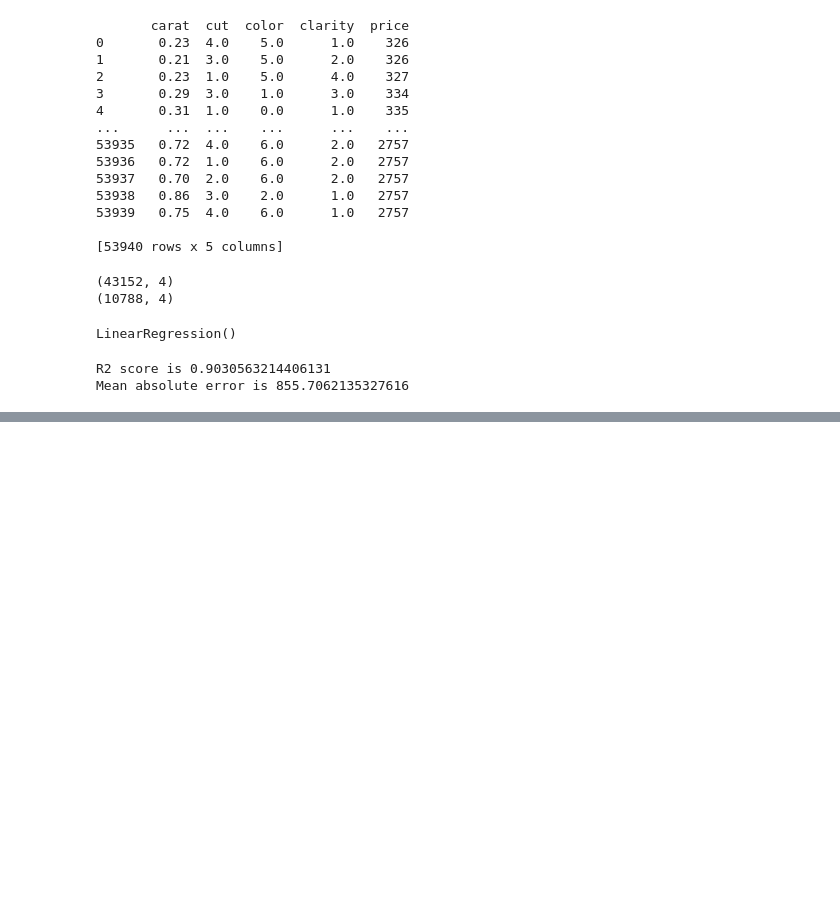
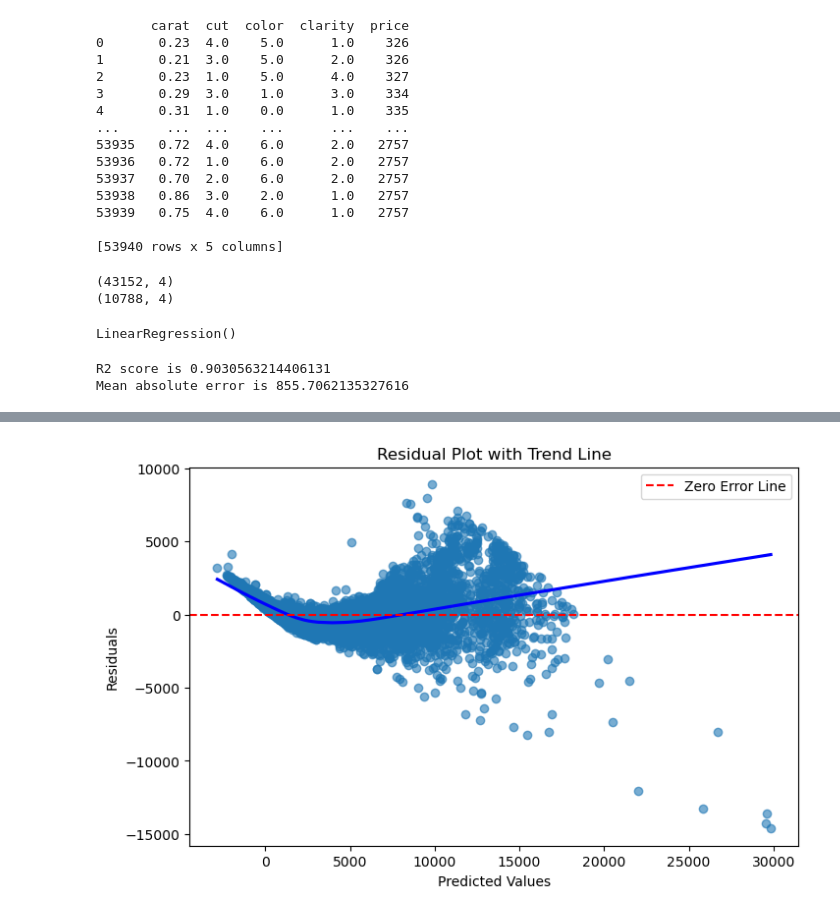
Before and after one commit to Yugesh-003/ML-lab, a Jupyter notebook: 7_ordinal_encoding.ipynb, the cells around one changed output, grey strips where cells are left out. Cells and saved outputs as stored; diff of their text form; code cells hidden in the pictures; blank space fills up the shorter version.

```diff
--- a/7_ordinal_encoding.ipynb
+++ b/7_ordinal_encoding.ipynb
@@ -115,0 +134,12 @@ Mean absolute error is 855.7062135327616
+# %%
+plt.figure(figsize=(8,5))
+sns.regplot(x=y_pred, y=residuals, scatter=True, lowess=True,
+            line_kws={"color":"blue"}, scatter_kws={"alpha":0.6})
+plt.axhline(0, color='red', linestyle='--', label='Zero Error Line')
+plt.xlabel("Predicted Values")
+plt.ylabel("Residuals")
+plt.title("Residual Plot with Trend Line")
+plt.legend()
+plt.show()
+# %% [output]
+[figure, added]
```
Also changed, not shown: parts of 2 cells of this notebook.
